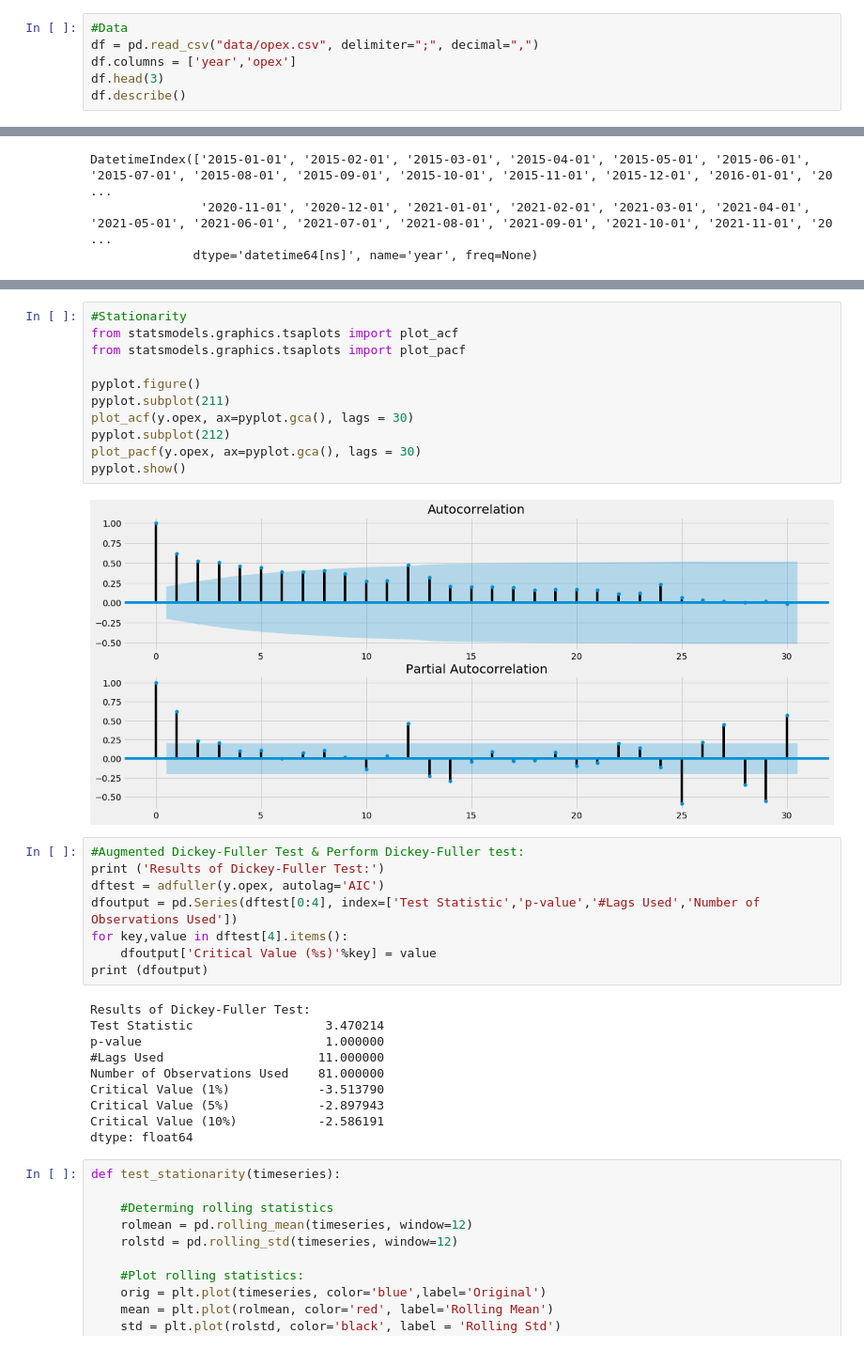
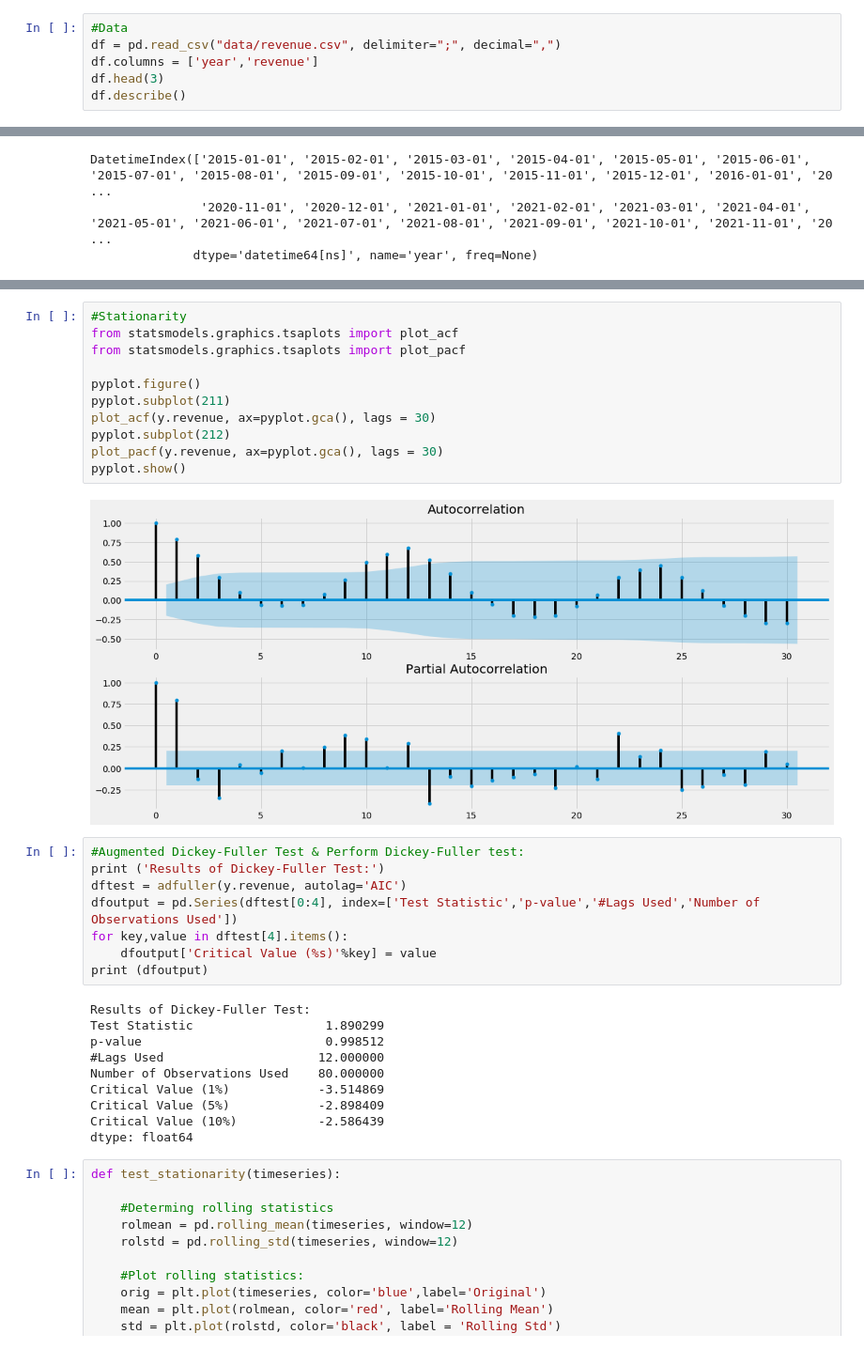
Before and after one commit to dkjastpe/dkjastpe, a Jupyter notebook: Financial_Forecasting_Model_Internship.ipynb, the cells around one changed output, grey strips where cells are left out. Shown at 94% size. Saved outputs shown, nothing was run; the diff lists cells and outputs as text.

```diff
--- a/Financial_Forecasting_Model_Internship.ipynb
+++ b/Financial_Forecasting_Model_Internship.ipynb
@@ -29,8 +29,8 @@ import matplotlib
 import seaborn as sns
 # %%
 #Data
-df = pd.read_csv("data/opex.csv", delimiter=";", decimal=",")
-df.columns = ['year','opex']
+df = pd.read_csv("data/revenue.csv", delimiter=";", decimal=",")
+df.columns = ['year','revenue']
 df.head(3)
 df.describe()
 # %% [output]
@@ -102,33 +102,33 @@ ValueError: Multiplicative seasonality is not appropriate for zero and negative
 # %%
 #Stationarity
 from statsmodels.graphics.tsaplots import plot_acf
 from statsmodels.graphics.tsaplots import plot_pacf
 
 pyplot.figure()
 pyplot.subplot(211)
-plot_acf(y.opex, ax=pyplot.gca(), lags = 30)
+plot_acf(y.revenue, ax=pyplot.gca(), lags = 30)
 pyplot.subplot(212)
-plot_pacf(y.opex, ax=pyplot.gca(), lags = 30)
+plot_pacf(y.revenue, ax=pyplot.gca(), lags = 30)
 pyplot.show()
 # %% [output]
-[figure, old version]
+[figure, new version]
 # %%
 #Augmented Dickey-Fuller Test & Perform Dickey-Fuller test:
 print ('Results of Dickey-Fuller Test:')
-dftest = adfuller(y.opex, autolag='AIC')
+dftest = adfuller(y.revenue, autolag='AIC')
 dfoutput = pd.Series(dftest[0:4], index=['Test Statistic','p-value','#Lags Used','Number of Observations Used'])
 for key,value in dftest[4].items():
     dfoutput['Critical Value (%s)'%key] = value
 print (dfoutput)
 # %% [output]
 Results of Dickey-Fuller Test:
-Test Statistic                  3.470214
-p-value                         1.000000
-#Lags Used                     11.000000
-Number of Observations Used    81.000000
-Critical Value (1%)            -3.513790
-Critical Value (5%)            -2.897943
-Critical Value (10%)           -2.586191
+Test Statistic                  1.890299
+p-value                         0.998512
+#Lags Used                     12.000000
+Number of Observations Used    80.000000
+Critical Value (1%)            -3.514869
+Critical Value (5%)            -2.898409
+Critical Value (10%)           -2.586439
 dtype: float64
 # %%
 def test_stationarity(timeseries):
```
Also changed, not shown: parts of 18 cells of this notebook.
